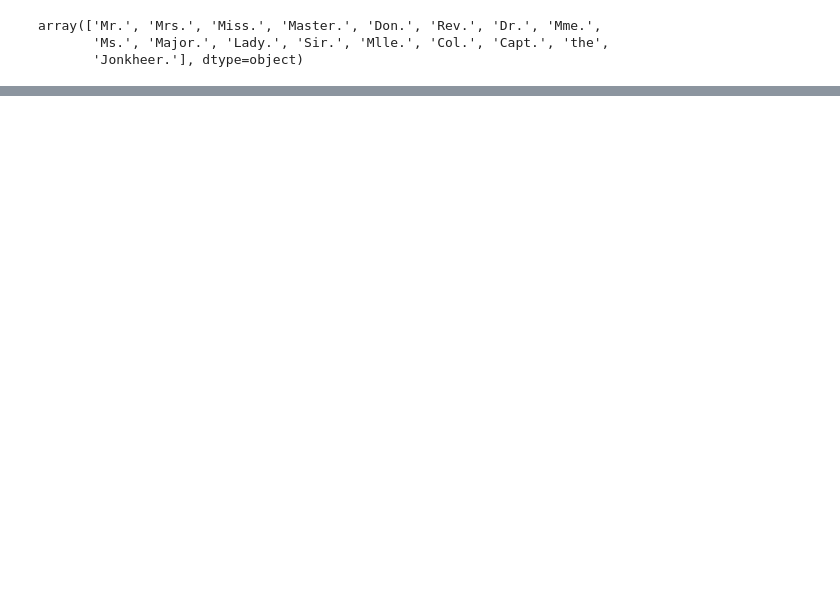
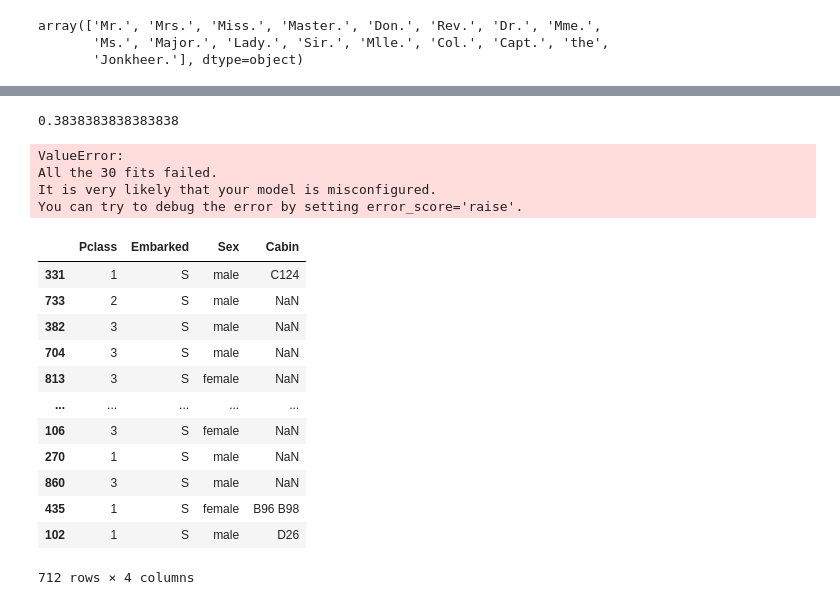
Before and after one commit to Vetle960/titanic-kaggle, a Jupyter notebook: eda.ipynb, the cells around one changed output, grey strips where cells are left out. Cells and saved outputs as stored; diff of their text form; code cells hidden in the pictures; blank space fills up the shorter version.

Commit message:
Made changes to pipeline - not working

```diff
--- a/eda.ipynb
+++ b/eda.ipynb
@@ -409,0 +447,4 @@ array(['Mr.', 'Mrs.', 'Miss.', 'Master.', 'Don.', 'Rev.', 'Dr.', 'Mme.',
+# %%
+df.Survived.mean()
+# %% [output]
+0.3838383838383838
@@ -409,0 +503,26 @@ array(['Mr.', 'Mrs.', 'Miss.', 'Master.', 'Don.', 'Rev.', 'Dr.', 'Mme.',
+# %%
+params = {'classifier__n_estimators': [100, 200], 'classifier__max_depth': [None, 10, 20]}
+pipeline_rf = create_pipeline_with_model(rf_model, params)
+# %%
+pipeline_rf.fit(X_train, y_train)
+# %% [output]
+ValueError:
+All the 30 fits failed.
+It is very likely that your model is misconfigured.
+You can try to debug the error by setting error_score='raise'.
+# %%
+X_train
+# %% [output]
+|  | Pclass | Embarked | Sex | Cabin |
+| 331 | 1 | S | male | C124 |
+| 733 | 2 | S | male | NaN |
+| 382 | 3 | S | male | NaN |
+| 704 | 3 | S | male | NaN |
+| 813 | 3 | S | female | NaN |
+| ... | ... | ... | ... | ... |
+| 106 | 3 | S | female | NaN |
+| 270 | 1 | S | male | NaN |
+| 860 | 3 | S | male | NaN |
+| 435 | 1 | S | female | B96 B98 |
+| 102 | 1 | S | male | D26 |
+712 rows × 4 columns
```
Also changed, not shown: parts of 6 cells of this notebook.
